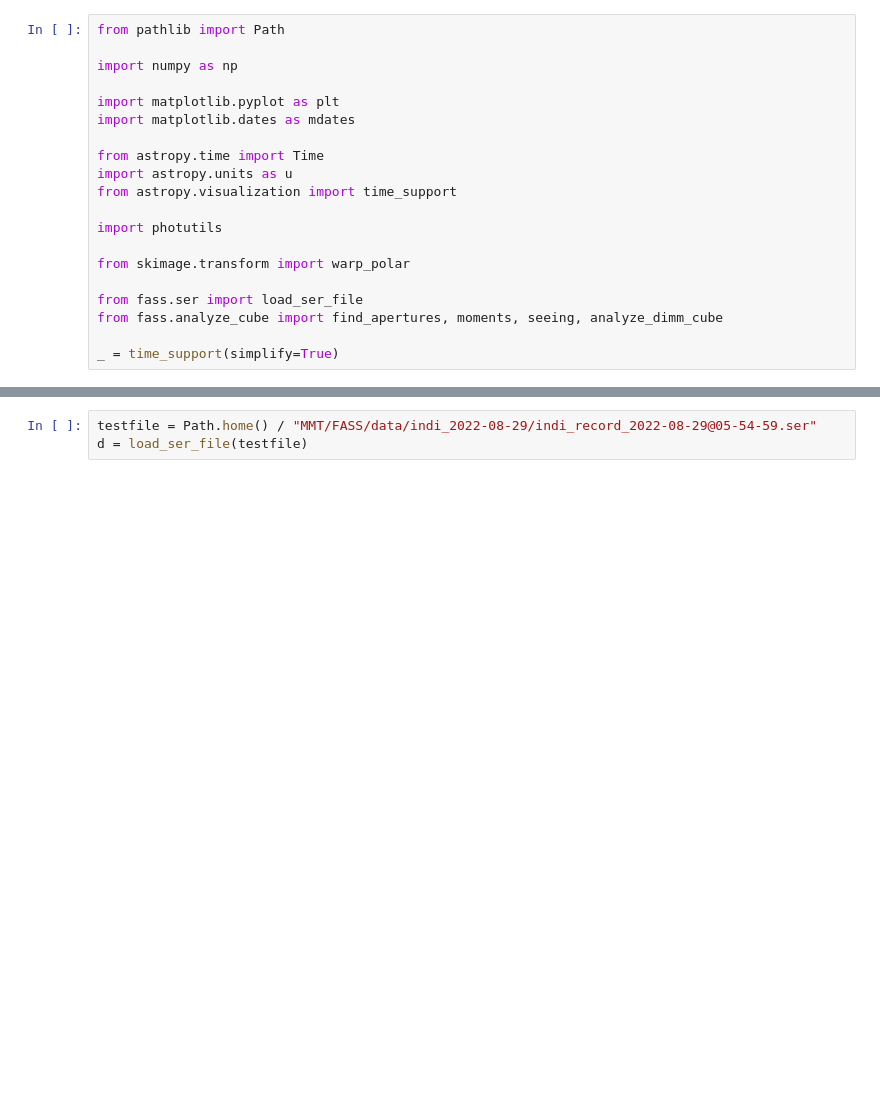
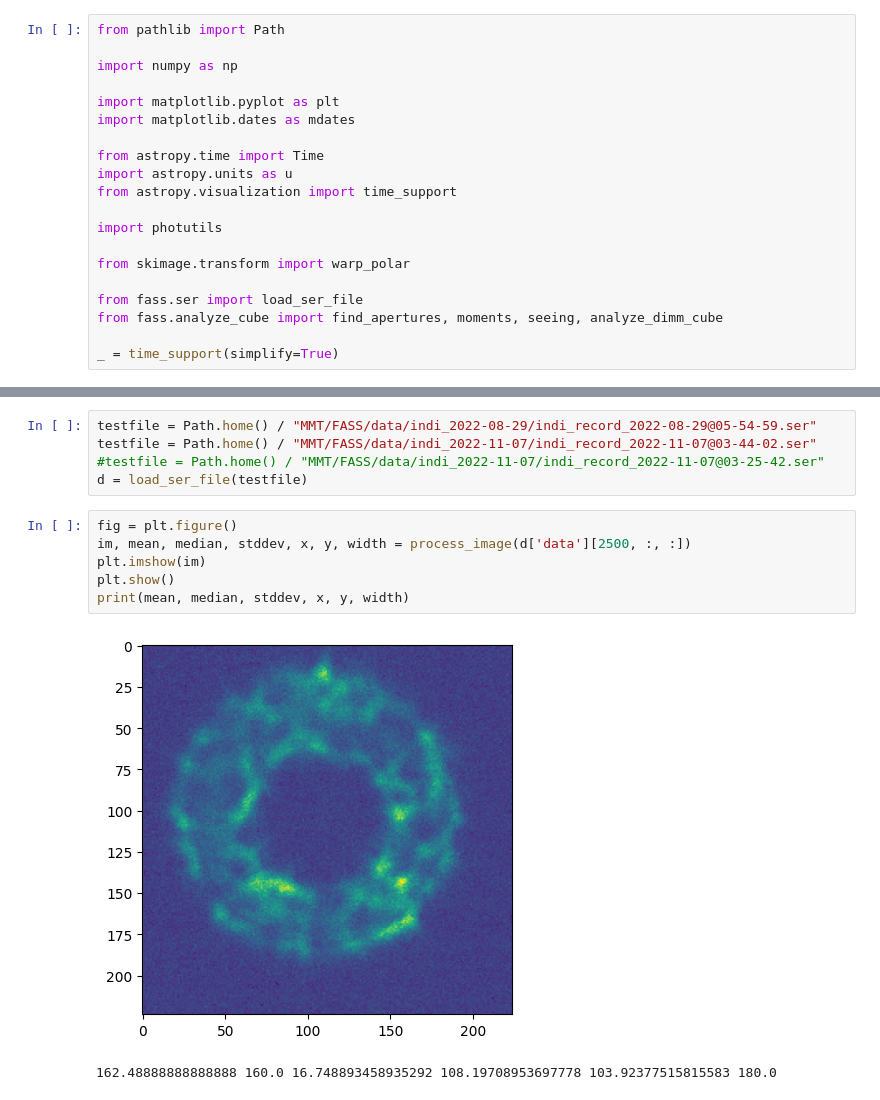
Before and after one commit to tepickering/ser_utils, a Jupyter notebook: notebooks/fass_dev.ipynb, the cells around one changed output, grey strips where cells are left out. Cells and saved outputs as stored; diff of their text form; blank space fills up the shorter version.

```diff
--- a/notebooks/fass_dev.ipynb
+++ b/notebooks/fass_dev.ipynb
@@ -56,3 +208,14 @@ $-368370.37 \; \mathrm{mm}$
 # %%
 testfile = Path.home() / "MMT/FASS/data/indi_2022-08-29/indi_record_2022-08-29@05-54-59.ser"
+testfile = Path.home() / "MMT/FASS/data/indi_2022-11-07/indi_record_2022-11-07@03-44-02.ser"
+#testfile = Path.home() / "MMT/FASS/data/indi_2022-11-07/indi_record_2022-11-07@03-25-42.ser"
 d = load_ser_file(testfile)
+# %%
+fig = plt.figure()
+im, mean, median, stddev, x, y, width = process_image(d['data'][2500, :, :])
+plt.imshow(im)
+plt.show()
+print(mean, median, stddev, x, y, width)
+# %% [output]
+[figure, added]
+162.48888888888888 160.0 16.748893458935292 108.19708953697778 103.92377515815583 180.0
```
Also changed, not shown: parts of 20 cells of this notebook, 1 other file.
